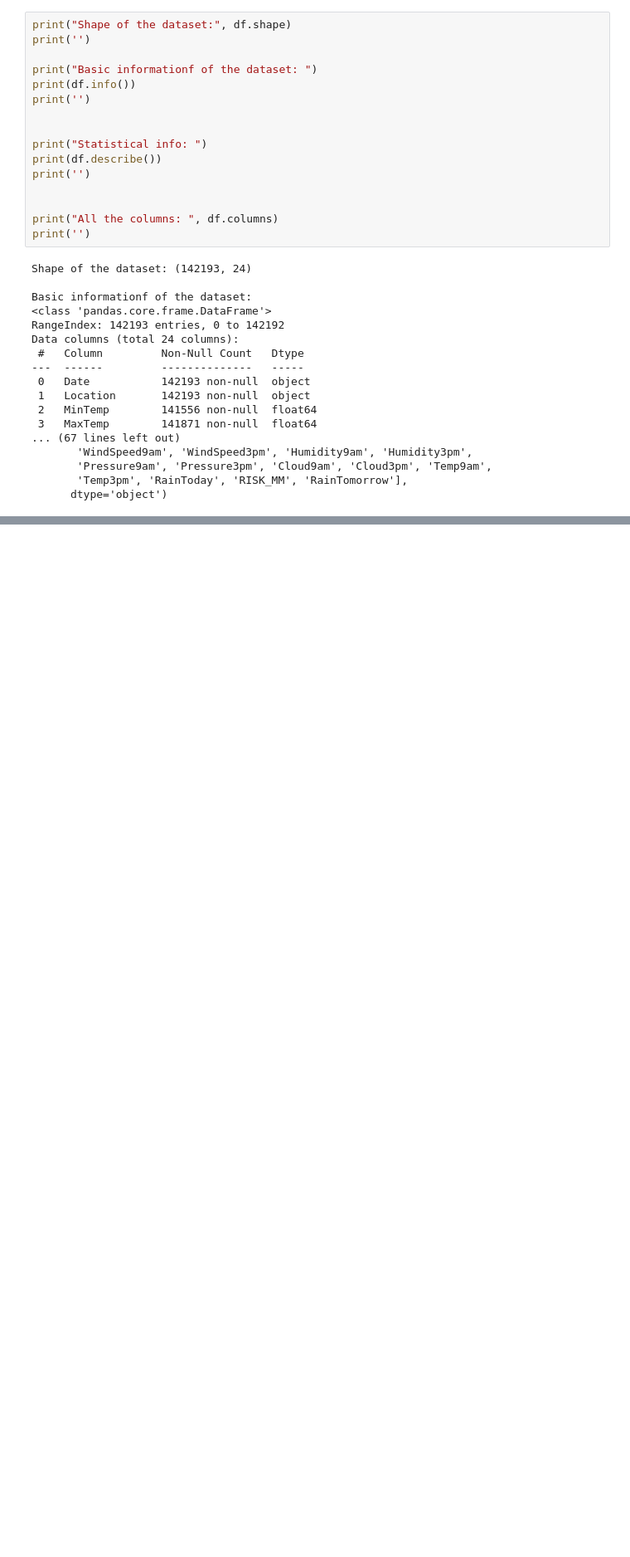
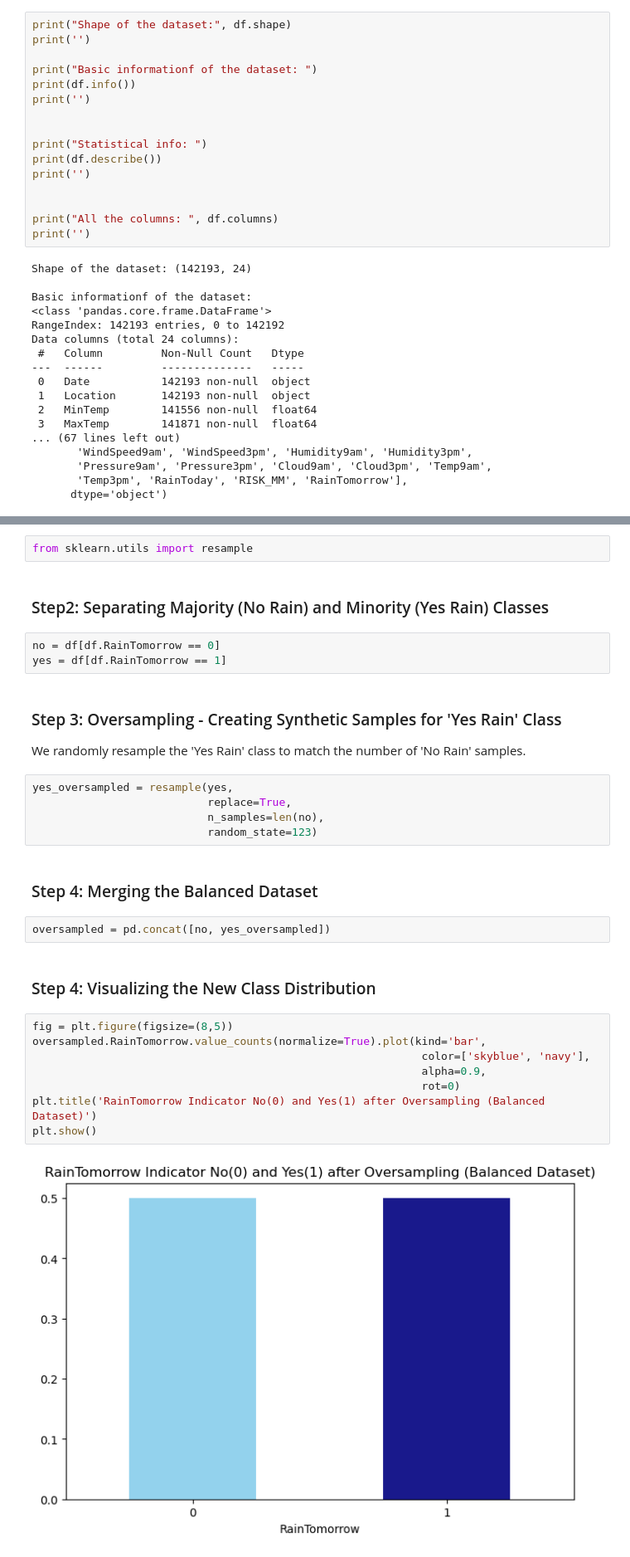
Before and after one commit to TariniPathak/RainFall-Prediction, a Jupyter notebook: Notebook-1.ipynb, the cells around one changed output, grey strips where cells are left out. Shown: that part at 83% size. Saved outputs shown, nothing was run; the diff lists cells and outputs as text; blank space fills up the shorter version.

```diff
--- a/Notebook-1.ipynb
+++ b/Notebook-1.ipynb
@@ -70,0 +127,31 @@ Data columns (total 24 columns):
+# %%
+from sklearn.utils import resample
+# %% [markdown]
+### Step2: Separating Majority (No Rain) and Minority (Yes Rain) Classes
+# %%
+no = df[df.RainTomorrow == 0]
+yes = df[df.RainTomorrow == 1]
+# %% [markdown]
+### Step 3: Oversampling - Creating Synthetic Samples for 'Yes Rain' Class
+We randomly resample the 'Yes Rain' class to match the number of 'No Rain' samples.
+# %%
+yes_oversampled = resample(yes,
+                           replace=True,
+                           n_samples=len(no),
+                           random_state=123)
+# %% [markdown]
+### Step 4: Merging the Balanced Dataset
+# %%
+oversampled = pd.concat([no, yes_oversampled])
+# %% [markdown]
+### Step 4: Visualizing the New Class Distribution
+# %%
+fig = plt.figure(figsize=(8,5))
+oversampled.RainTomorrow.value_counts(normalize=True).plot(kind='bar',
+                                                            color=['skyblue', 'navy'],
+                                                            alpha=0.9,
+                                                            rot=0)
+plt.title('RainTomorrow Indicator No(0) and Yes(1) after Oversampling (Balanced Dataset)')
+plt.show()
+# %% [output]
+[figure, added]
```
Also changed, not shown: parts of 8 cells of this notebook.
